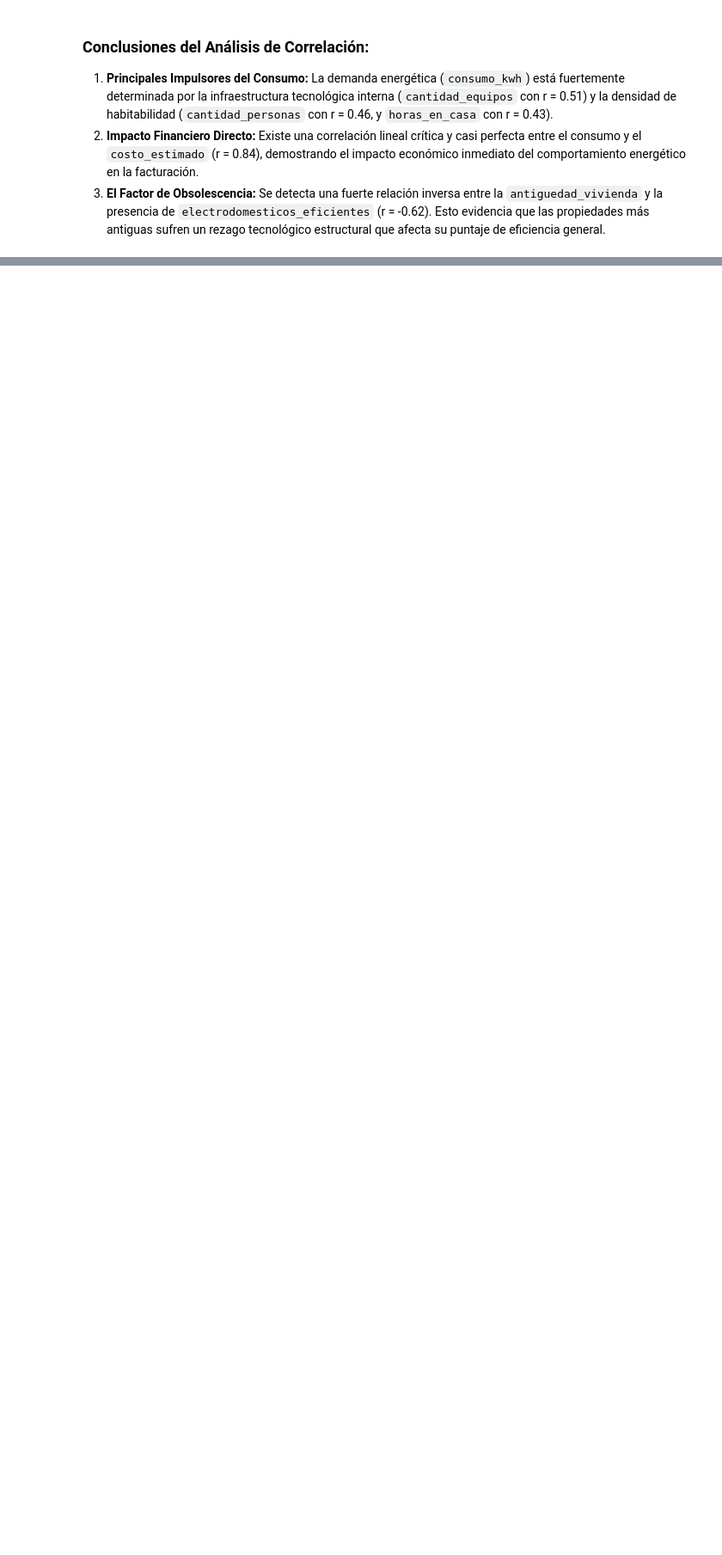
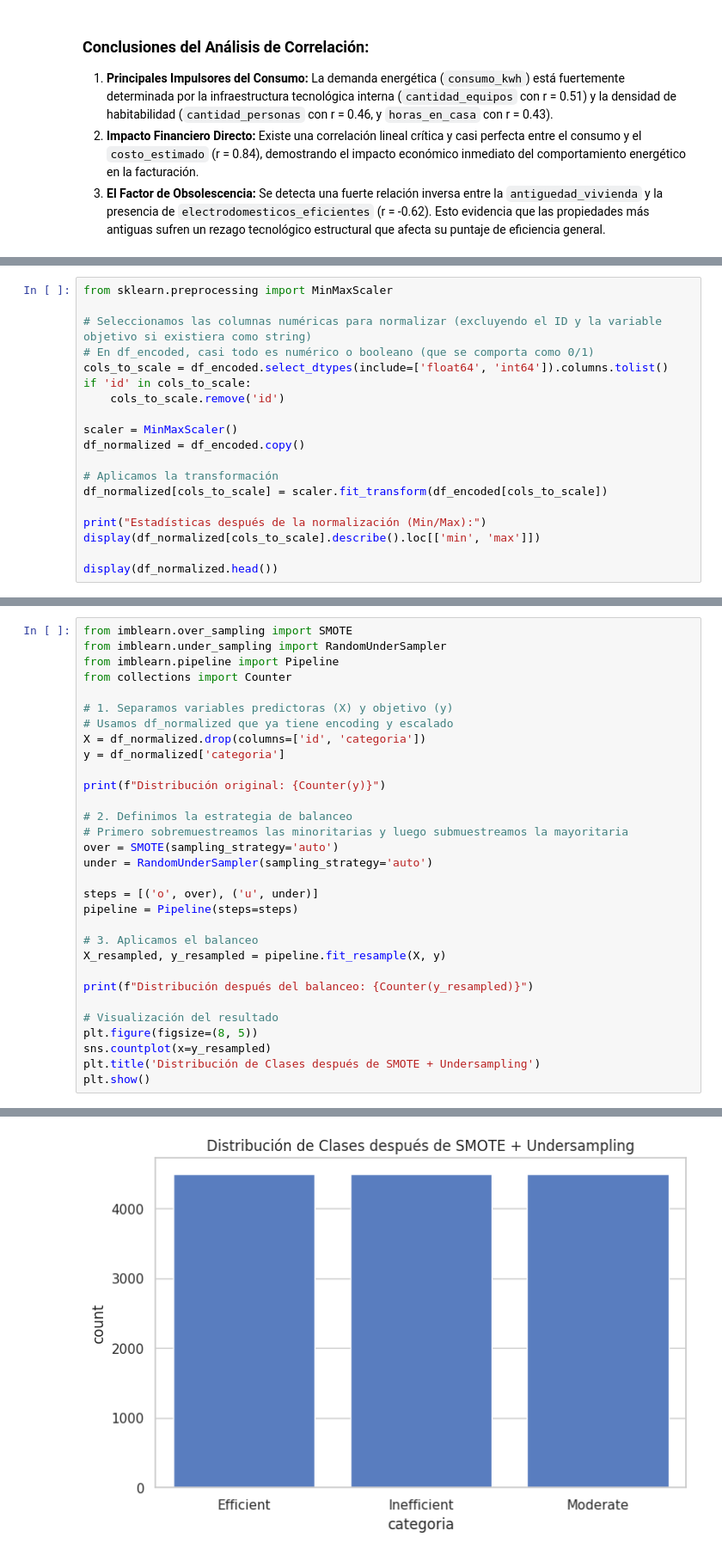
Before and after one commit to No-Country-simulation/Hackaton_G9_Server_2_Team27, a Jupyter notebook: ciencia_datos/notebooks/EDA_consumo_energetico_17_07_26.ipynb, the cells around one changed output, grey strips where cells are left out. Shown at 86% size. Saved outputs shown, nothing was run; the diff lists cells and outputs as text; blank space fills up the shorter version.

```diff
--- a/ciencia_datos/notebooks/EDA_consumo_energetico_17_07_26.ipynb
+++ b/ciencia_datos/notebooks/EDA_consumo_energetico_17_07_26.ipynb
@@ -292,0 +382,19 @@ plt.show()
+# %%
+from sklearn.preprocessing import MinMaxScaler
+
+# Seleccionamos las columnas numéricas para normalizar (excluyendo el ID y la variable objetivo si existiera como string)
+# En df_encoded, casi todo es numérico o booleano (que se comporta como 0/1)
+cols_to_scale = df_encoded.select_dtypes(include=['float64', 'int64']).columns.tolist()
+if 'id' in cols_to_scale:
+    cols_to_scale.remove('id')
+
+scaler = MinMaxScaler()
+df_normalized = df_encoded.copy()
+
+# Aplicamos la transformación
+df_normalized[cols_to_scale] = scaler.fit_transform(df_encoded[cols_to_scale])
+
+print("Estadísticas después de la normalización (Min/Max):")
+display(df_normalized[cols_to_scale].describe().loc[['min', 'max']])
+
+display(df_normalized.head())
@@ -292,0 +424,32 @@ plt.show()
+# %%
+from imblearn.over_sampling import SMOTE
+from imblearn.under_sampling import RandomUnderSampler
+from imblearn.pipeline import Pipeline
+from collections import Counter
+
+# 1. Separamos variables predictoras (X) y objetivo (y)
+# Usamos df_normalized que ya tiene encoding y escalado
+X = df_normalized.drop(columns=['id', 'categoria'])
+y = df_normalized['categoria']
+
+print(f"Distribución original: {Counter(y)}")
+
+# 2. Definimos la estrategia de balanceo
+# Primero sobremuestreamos las minoritarias y luego submuestreamos la mayoritaria
+over = SMOTE(sampling_strategy='auto')
+under = RandomUnderSampler(sampling_strategy='auto')
+
+steps = [('o', over), ('u', under)]
+pipeline = Pipeline(steps=steps)
+
+# 3. Aplicamos el balanceo
+X_resampled, y_resampled = pipeline.fit_resample(X, y)
+
+print(f"Distribución después del balanceo: {Counter(y_resampled)}")
+
+# Visualización del resultado
+plt.figure(figsize=(8, 5))
+sns.countplot(x=y_resampled)
+plt.title('Distribución de Clases después de SMOTE + Undersampling')
+plt.show()
+# %% [output]
@@ -292,0 +458 @@ plt.show()
+[figure, added]
```
Also changed, not shown: parts of 13 cells of this notebook.
